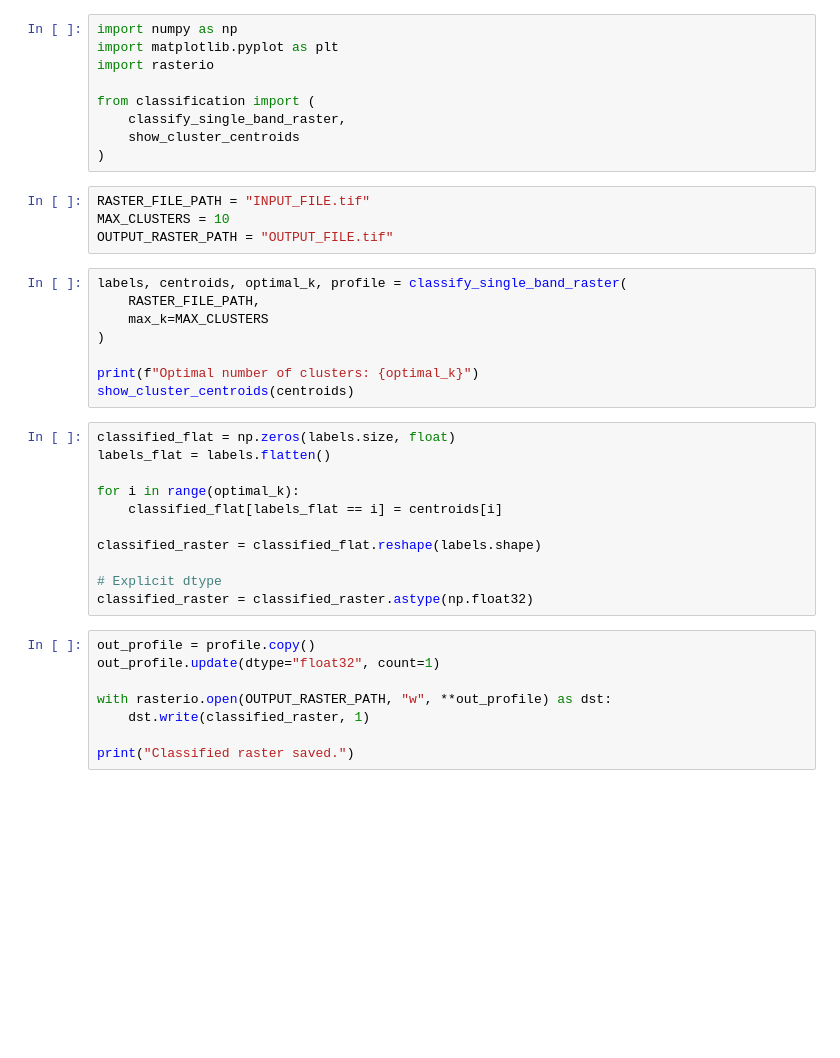
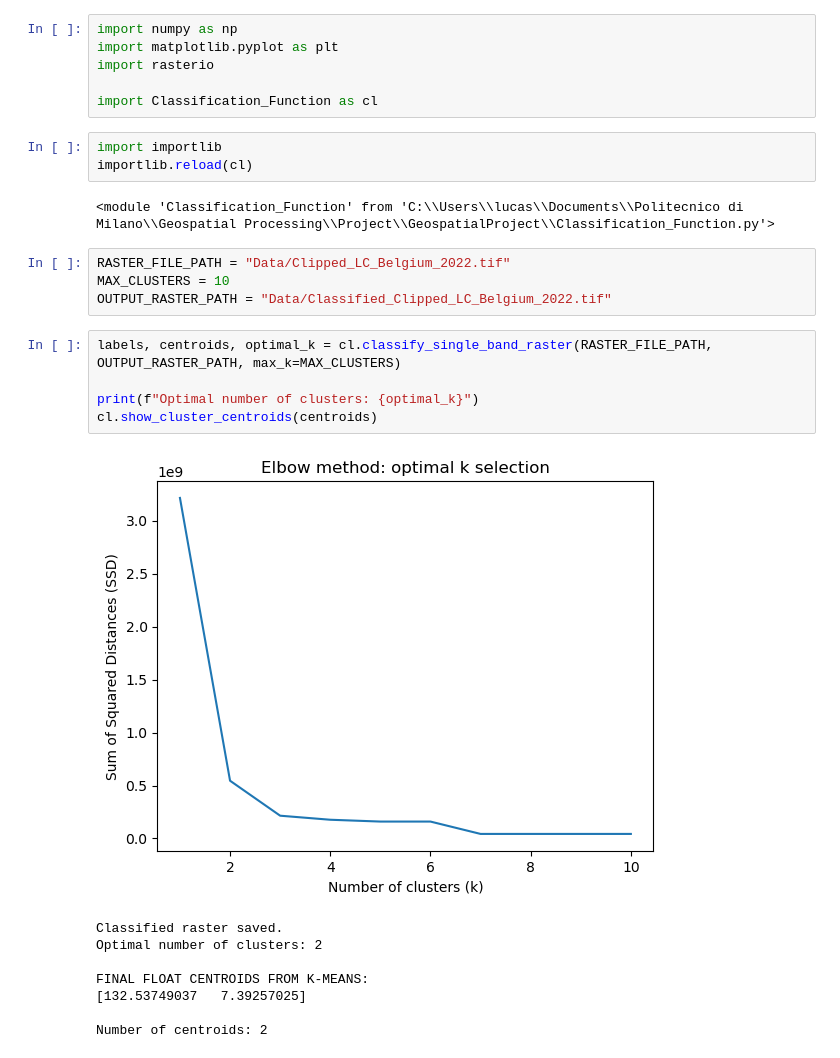
Before and after one commit to LucasVerbeeke/GeospatialProject, a Jupyter notebook: Classification_TEST.ipynb, the cells around one changed output. Saved outputs shown, nothing was run; the diff lists cells and outputs as text; blank space fills up the shorter version.

```diff
--- a/Classification_TEST.ipynb
+++ b/Classification_TEST.ipynb
@@ -3,41 +3,30 @@ import numpy as np
 import matplotlib.pyplot as plt
 import rasterio
 
-from classification import (
-    classify_single_band_raster,
-    show_cluster_centroids
-)
+import Classification_Function as cl
+# %%
+import importlib
+importlib.reload(cl)
+# %% [output]
+<module 'Classification_Function' from 'C:\\Users\\lucas\\Documents\\Politecnico di Milano\\Geospatial Processing\\Project\\GeospatialProject\\Classification_Function.py'>
 # %%
-RASTER_FILE_PATH = "INPUT_FILE.tif"
+RASTER_FILE_PATH = "Data/Clipped_LC_Belgium_2022.tif"
 MAX_CLUSTERS = 10
-OUTPUT_RASTER_PATH = "OUTPUT_FILE.tif"
+OUTPUT_RASTER_PATH = "Data/Classified_Clipped_LC_Belgium_2022.tif"
 # %%
-labels, centroids, optimal_k, profile = classify_single_band_raster(
-    RASTER_FILE_PATH,
-    max_k=MAX_CLUSTERS
-)
+labels, centroids, optimal_k = cl.classify_single_band_raster(RASTER_FILE_PATH, OUTPUT_RASTER_PATH, max_k=MAX_CLUSTERS)
 
 print(f"Optimal number of clusters: {optimal_k}")
-show_cluster_centroids(centroids)
+cl.show_cluster_centroids(centroids)
+# %% [output]
+[figure, added]
+Classified raster saved.
+Optimal number of clusters: 2
+
+FINAL FLOAT CENTROIDS FROM K-MEANS:
+[132.53749037   7.39257025]
+
+Number of centroids: 2
-# %%
-classified_flat = np.zeros(labels.size, float)
-labels_flat = labels.flatten()
-
-for i in range(optimal_k):
-    classified_flat[labels_flat == i] = centroids[i]
-
-classified_raster = classified_flat.reshape(labels.shape)
-
-# Explicit dtype
-classified_raster = classified_raster.astype(np.float32)
-# %%
-out_profile = profile.copy()
-out_profile.update(dtype="float32", count=1)
-
-with rasterio.open(OUTPUT_RASTER_PATH, "w", **out_profile) as dst:
-    dst.write(classified_raster, 1)
-
-print("Classified raster saved.")
 # %%
 plt.figure(figsize=(10, 8))
 plt.imshow(labels, cmap="nipy_spectral")
```
Also changed, not shown: parts of 1 cell of this notebook, 10 other files.
